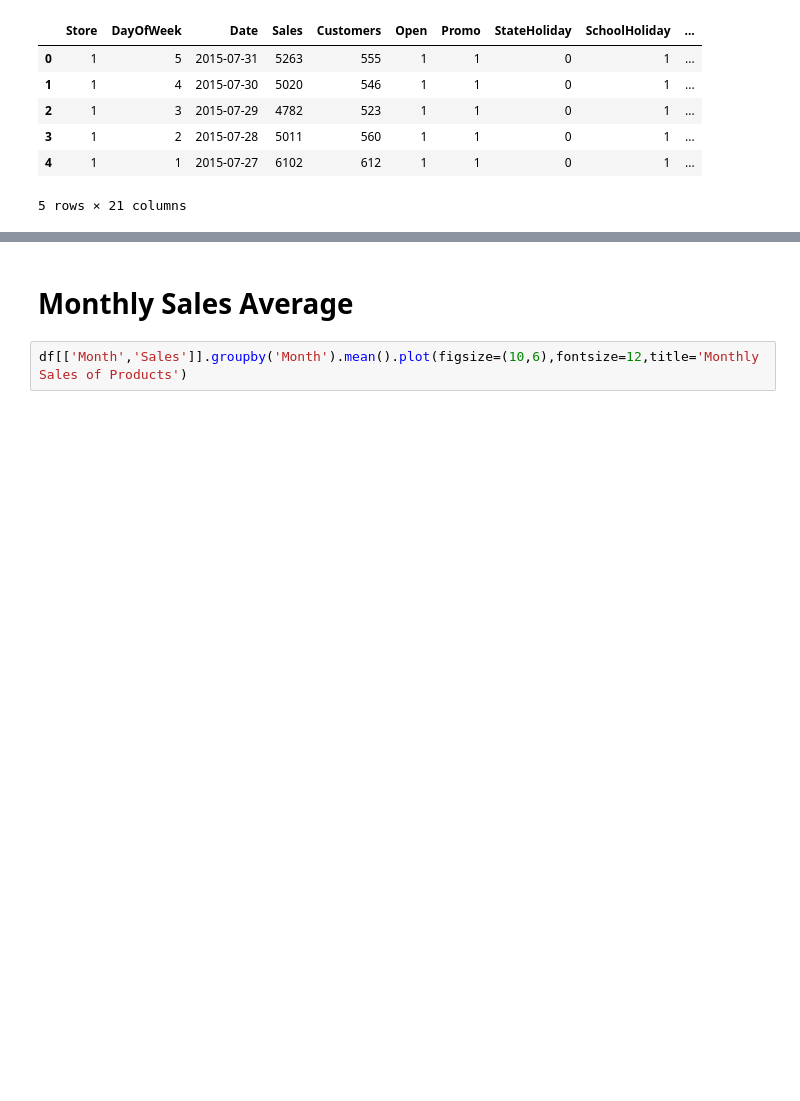
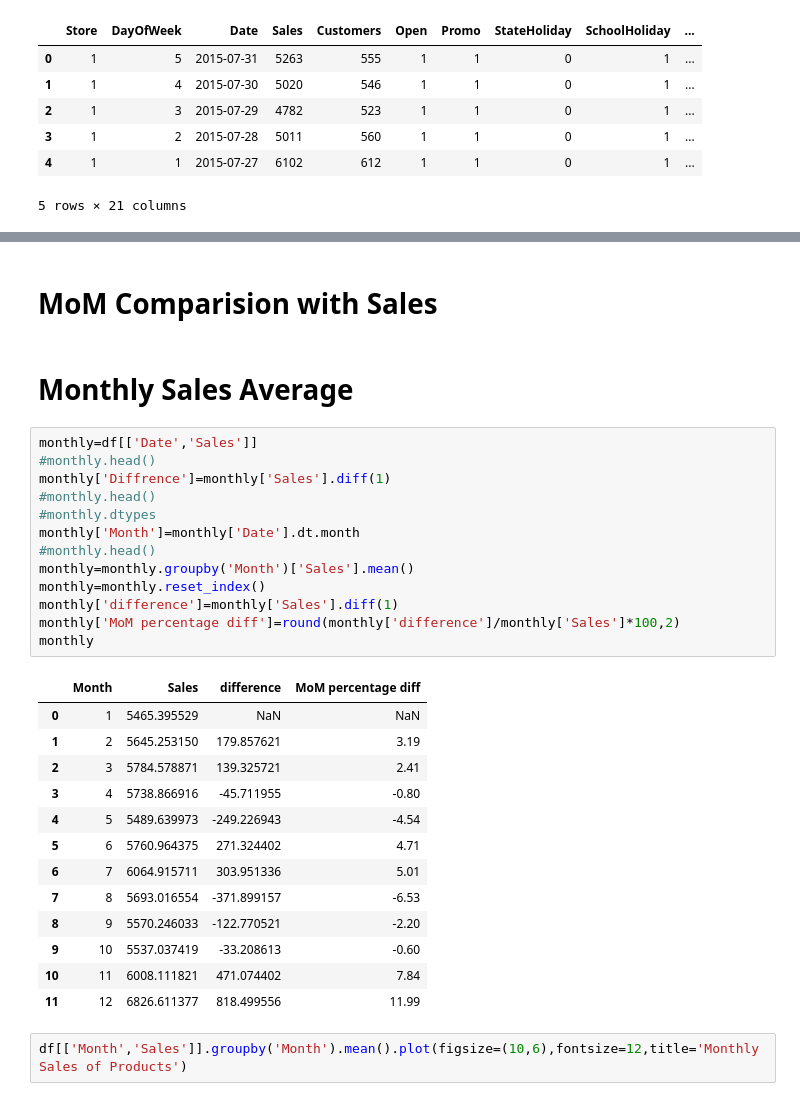
Before and after one commit to SaniyaBubere/ML_Regression_Retails_Sales_Prediction, a Jupyter notebook: ML_Regression_Retails_sales_Prediction.ipynb, the cells around one changed output, grey strips where cells are left out. Cells and saved outputs as stored; diff of their text form; blank space fills up the shorter version.

```diff
--- a/ML_Regression_Retails_sales_Prediction.ipynb
+++ b/ML_Regression_Retails_sales_Prediction.ipynb
@@ -728,5 +851,34 @@ df.head()
+# %% [markdown]
+# **MoM** **Comparision with Sales**
 # %% [markdown]
 # **Monthly Sales Average**
+# %%
+monthly=df[['Date','Sales']]
+#monthly.head()
+monthly['Diffrence']=monthly['Sales'].diff(1)
+#monthly.head()
+#monthly.dtypes
+monthly['Month']=monthly['Date'].dt.month
+#monthly.head()
+monthly=monthly.groupby('Month')['Sales'].mean()
+monthly=monthly.reset_index()
+monthly['difference']=monthly['Sales'].diff(1)
+monthly['MoM percentage diff']=round(monthly['difference']/monthly['Sales']*100,2)
+monthly
+# %% [output]
+|  | Month | Sales | difference | MoM percentage diff |
+| 0 | 1 | 5465.395529 | NaN | NaN |
+| 1 | 2 | 5645.253150 | 179.857621 | 3.19 |
+| 2 | 3 | 5784.578871 | 139.325721 | 2.41 |
+| 3 | 4 | 5738.866916 | -45.711955 | -0.80 |
+| 4 | 5 | 5489.639973 | -249.226943 | -4.54 |
+| 5 | 6 | 5760.964375 | 271.324402 | 4.71 |
+| 6 | 7 | 6064.915711 | 303.951336 | 5.01 |
+| 7 | 8 | 5693.016554 | -371.899157 | -6.53 |
+| 8 | 9 | 5570.246033 | -122.770521 | -2.20 |
+| 9 | 10 | 5537.037419 | -33.208613 | -0.60 |
+| 10 | 11 | 6008.111821 | 471.074402 | 7.84 |
+| 11 | 12 | 6826.611377 | 818.499556 | 11.99 |
 # %%
 df[['Month','Sales']].groupby('Month').mean().plot(figsize=(10,6),fontsize=12,title='Monthly Sales of Products')
 # %% [output]
```
Also changed, not shown: parts of 34 cells of this notebook.
